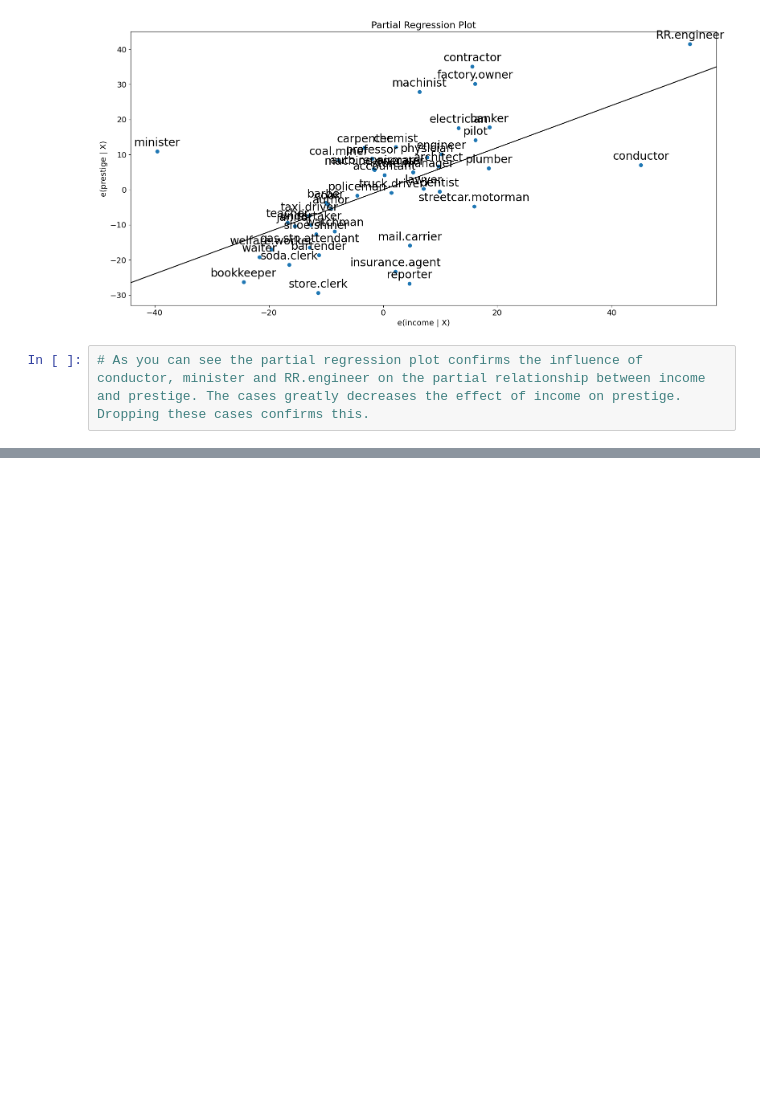
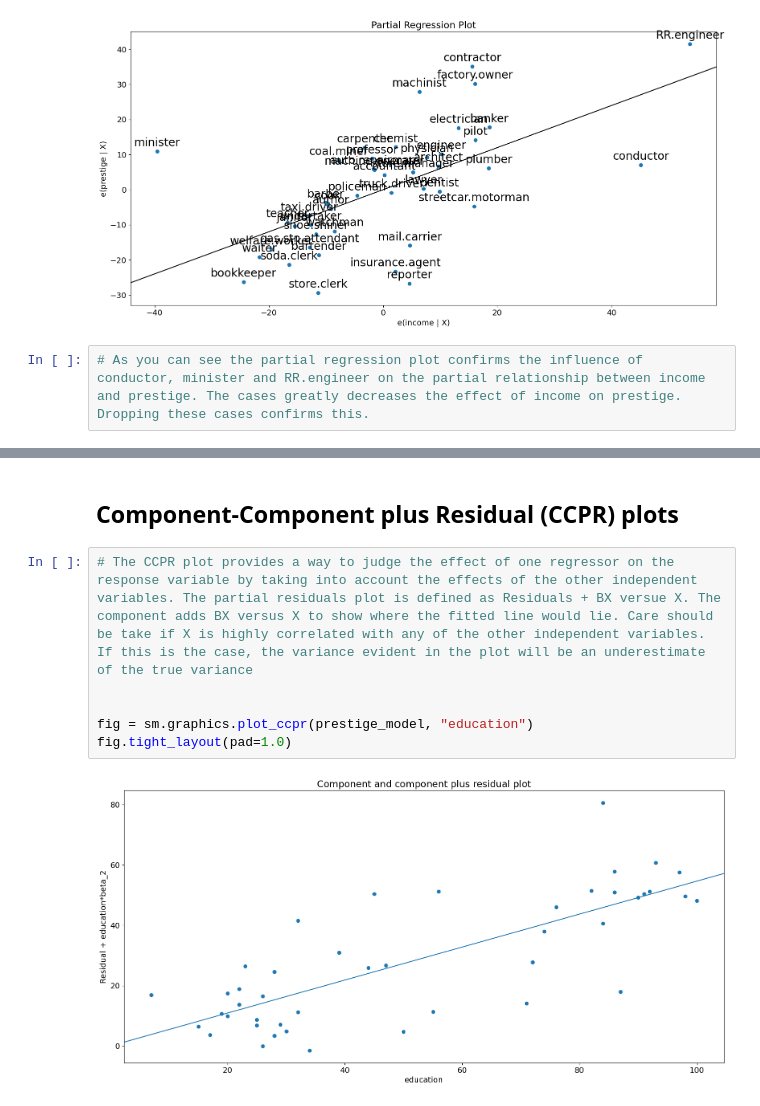
Before and after one commit to ARKA1112/Py_QuickNotes, a Jupyter notebook: statsmodels/regression_plots.ipynb, the cells around one changed output, grey strips where cells are left out. Cells and saved outputs as stored; diff of their text form; blank space fills up the shorter version.

```diff
--- a/statsmodels/regression_plots.ipynb
+++ b/statsmodels/regression_plots.ipynb
@@ -93,0 +110,10 @@ prestige.index.isin
+# %% [markdown]
+## Component-Component plus Residual (CCPR) plots
+# %%
+# The CCPR plot provides a way to judge the effect of one regressor on the response variable by taking into account the effects of the other independent variables. The partial residuals plot is defined as Residuals + BX versue X. The component adds BX versus X to show where the fitted line would lie. Care should be take if X is highly correlated with any of the other independent variables. If this is the case, the variance evident in the plot will be an underestimate of the true variance
+
+
+fig = sm.graphics.plot_ccpr(prestige_model, "education")
+fig.tight_layout(pad=1.0)
+# %% [output]
+[figure, added]
```
Also changed, not shown: parts of 23 cells of this notebook, 2 other files.
